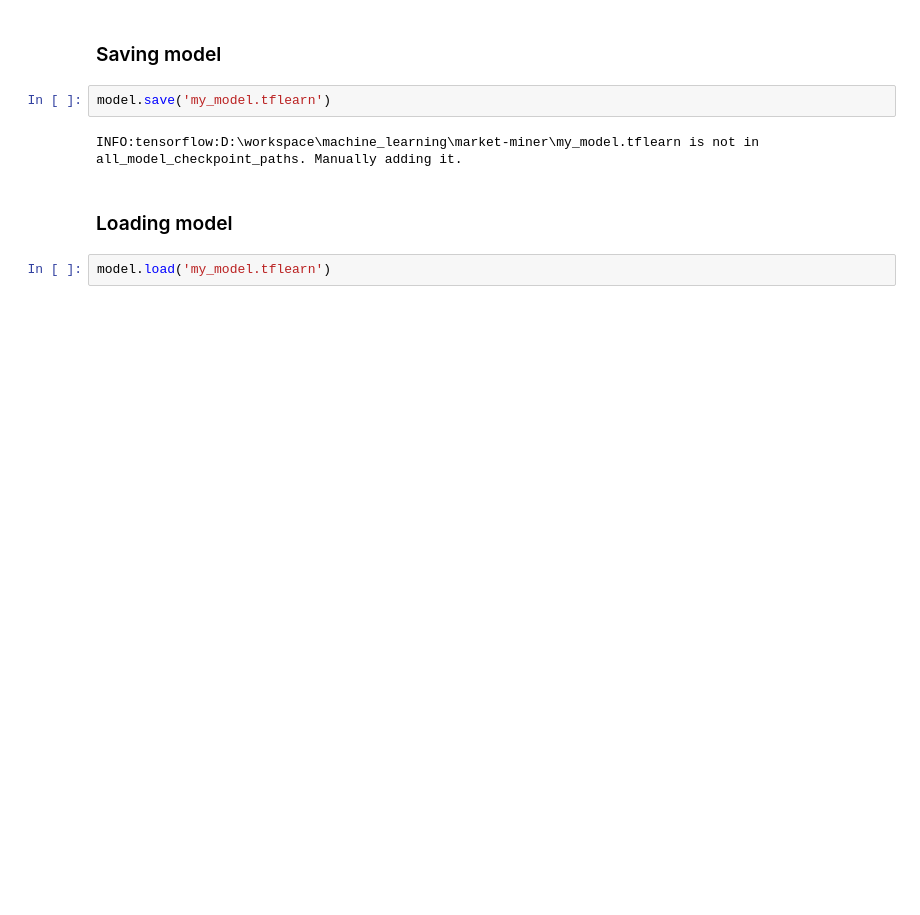
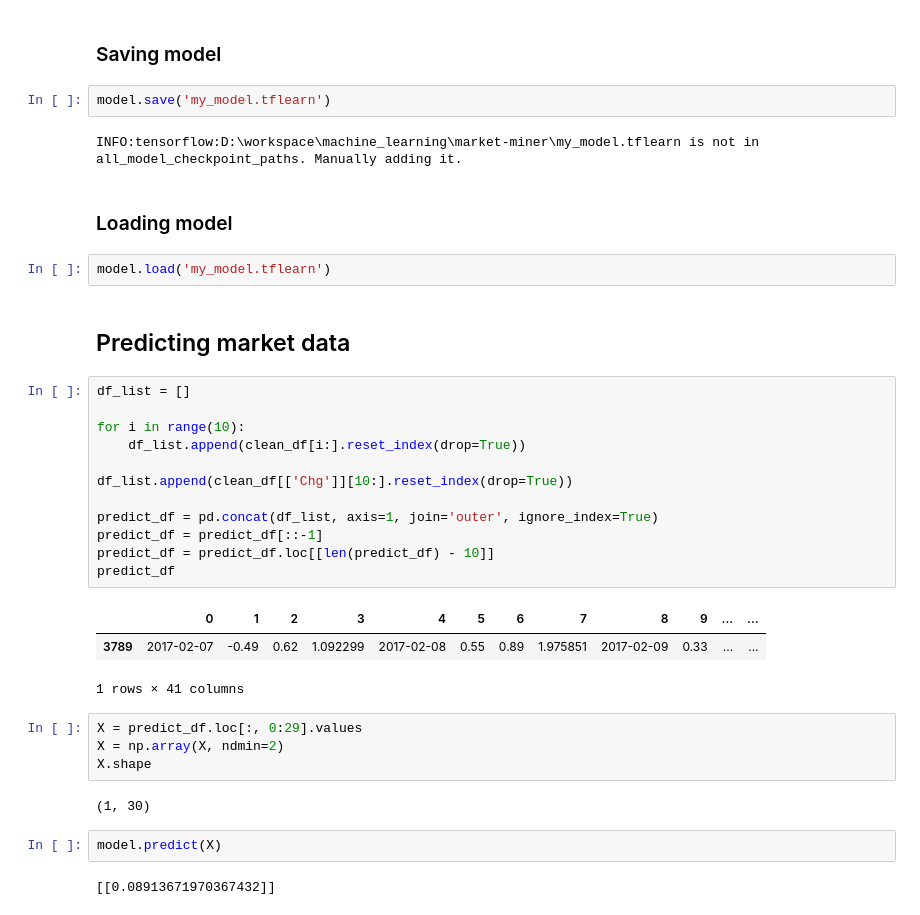
Before and after one commit to foxhlchen/market-miner, a Jupyter notebook: MarketPredictor.ipynb, the cells around one changed output. Drawn from its saved outputs; the diff is of its cells as text; blank space fills up the shorter version.

```diff
--- a/MarketPredictor.ipynb
+++ b/MarketPredictor.ipynb
@@ -105,3 +117,31 @@ INFO:tensorflow:D:\workspace\machine_learning\market-miner\my_model.tflearn is n
 ### Loading model
 # %%
 model.load('my_model.tflearn')
+# %% [markdown]
+## Predicting market data
+# %%
+df_list = []
+
+for i in range(10):
+    df_list.append(clean_df[i:].reset_index(drop=True))
+
+df_list.append(clean_df[['Chg']][10:].reset_index(drop=True))
+
+predict_df = pd.concat(df_list, axis=1, join='outer', ignore_index=True)
+predict_df = predict_df[::-1]
+predict_df = predict_df.loc[[len(predict_df) - 10]]
+predict_df
+# %% [output]
+|  | 0 | 1 | 2 | 3 | 4 | 5 | 6 | 7 | 8 | 9 | ... | ... |
+| 3789 | 2017-02-07 | -0.49 | 0.62 | 1.092299 | 2017-02-08 | 0.55 | 0.89 | 1.975851 | 2017-02-09 | 0.33 | ... | ... |
+1 rows × 41 columns
+# %%
+X = predict_df.loc[:, 0:29].values
+X = np.array(X, ndmin=2)
+X.shape
+# %% [output]
+(1, 30)
+# %%
+model.predict(X)
+# %% [output]
+[[0.08913671970367432]]
```
Also changed, not shown: parts of 3 cells of this notebook.
